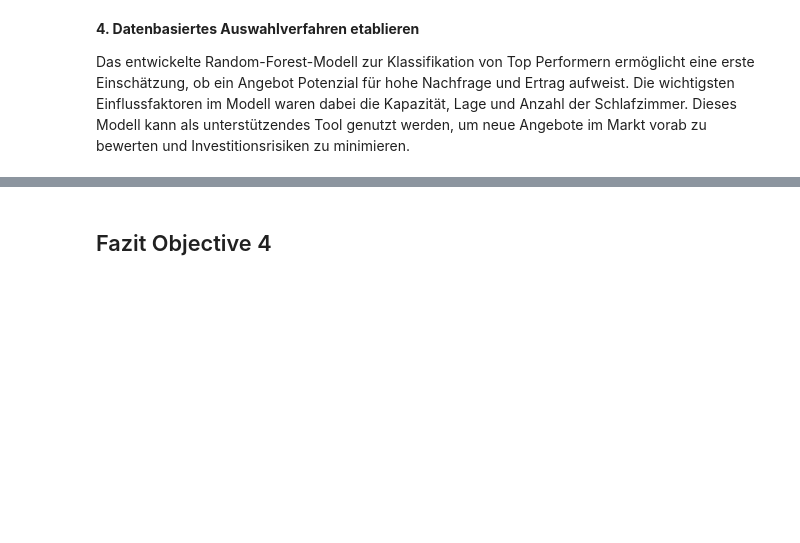
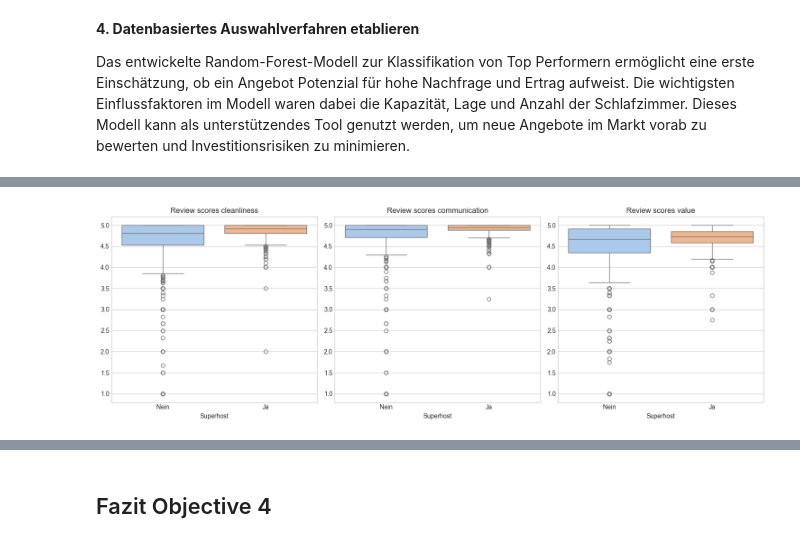
Before and after one commit to callmemarcleo/BINA, a Jupyter notebook: Final_Report.ipynb, the cells around one changed output, grey strips where cells are left out. Saved outputs shown, nothing was run; the diff lists cells and outputs as text; code cells hidden in the pictures; blank space fills up the shorter version.

```diff
--- a/Final_Report.ipynb
+++ b/Final_Report.ipynb
@@ -1948,0 +2030,4 @@ Insgesamt zeigen die Ergebnisse: Der Superhost-Status ist keine Frage des Zufall
+# %%
+display(fig92)
+# %% [output]
+[figure, added]
```
Also changed, not shown: parts of 14 cells of this notebook.
